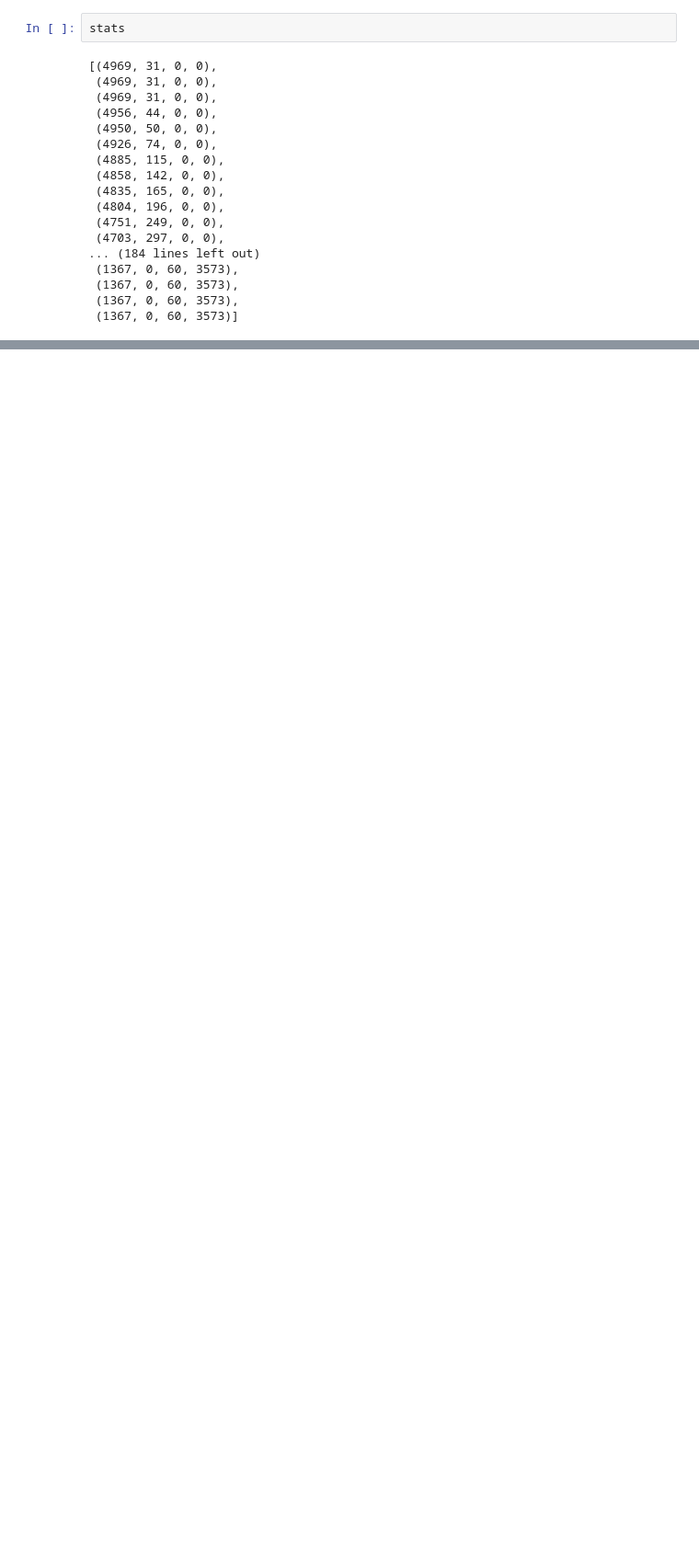
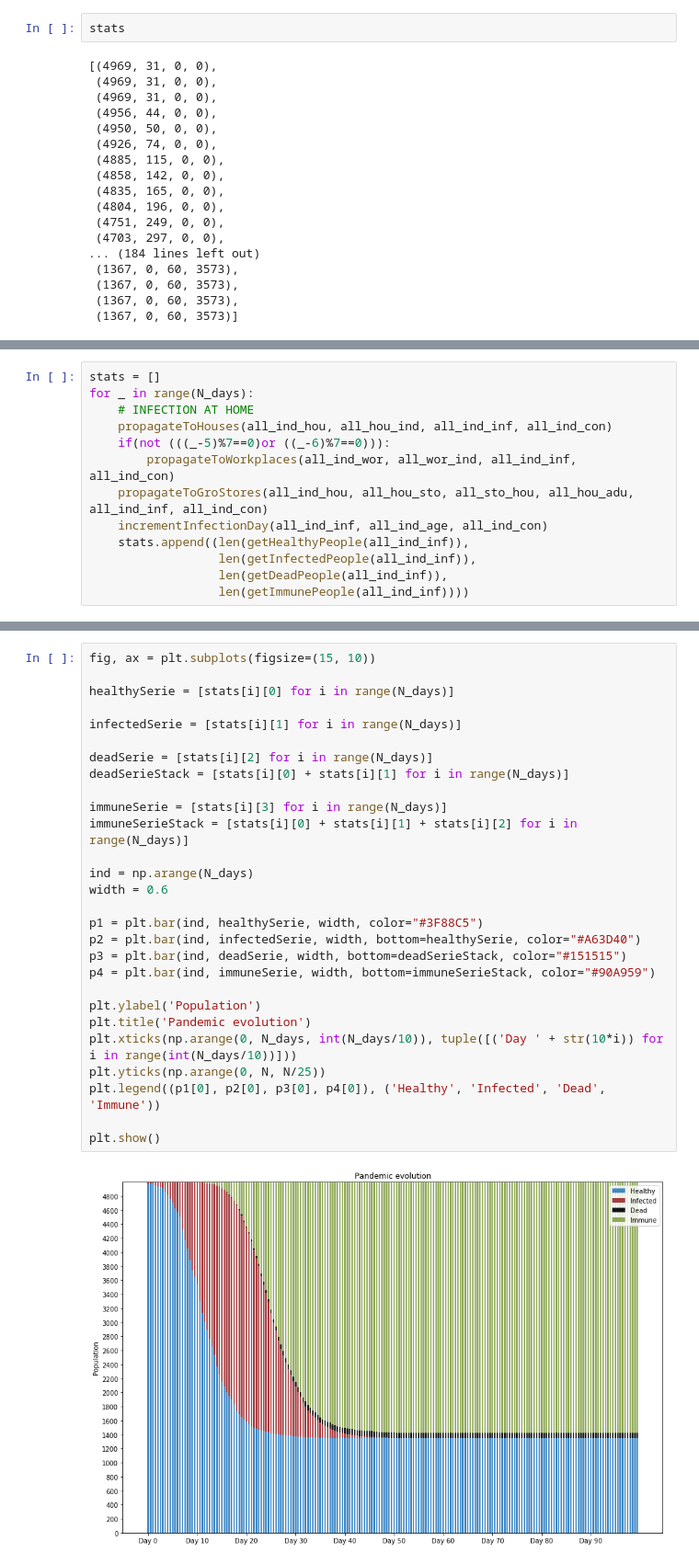
Before and after one commit to AshtonIzmev/covid-19-pandemic-simulation, a Jupyter notebook: notebook/covid_simulation.ipynb, the cells around one changed output, grey strips where cells are left out. Shown: that part at 92% size. Saved outputs shown, nothing was run; the diff lists cells and outputs as text; blank space fills up the shorter version.

Commit message:
remove week ends from workplace propagation model

```diff
--- a/notebook/covid_simulation.ipynb
+++ b/notebook/covid_simulation.ipynb
@@ -684,0 +687,13 @@ stats
+# %%
+stats = []
+for _ in range(N_days):
+    # INFECTION AT HOME
+    propagateToHouses(all_ind_hou, all_hou_ind, all_ind_inf, all_ind_con)
+    if(not (((_-5)%7==0)or ((_-6)%7==0))):
+        propagateToWorkplaces(all_ind_wor, all_wor_ind, all_ind_inf, all_ind_con)
+    propagateToGroStores(all_ind_hou, all_hou_sto, all_sto_hou, all_hou_adu, all_ind_inf, all_ind_con)
+    incrementInfectionDay(all_ind_inf, all_ind_age, all_ind_con)
+    stats.append((len(getHealthyPeople(all_ind_inf)),
+                  len(getInfectedPeople(all_ind_inf)),
+                  len(getDeadPeople(all_ind_inf)),
+                  len(getImmunePeople(all_ind_inf))))
@@ -684,0 +702,30 @@ stats
+# %%
+fig, ax = plt.subplots(figsize=(15, 10))
+
+healthySerie = [stats[i][0] for i in range(N_days)]
+
+infectedSerie = [stats[i][1] for i in range(N_days)]
+
+deadSerie = [stats[i][2] for i in range(N_days)]
+deadSerieStack = [stats[i][0] + stats[i][1] for i in range(N_days)]
+
+immuneSerie = [stats[i][3] for i in range(N_days)]
+immuneSerieStack = [stats[i][0] + stats[i][1] + stats[i][2] for i in range(N_days)]
+
+ind = np.arange(N_days)
+width = 0.6
+
+p1 = plt.bar(ind, healthySerie, width, color="#3F88C5")
+p2 = plt.bar(ind, infectedSerie, width, bottom=healthySerie, color="#A63D40")
+p3 = plt.bar(ind, deadSerie, width, bottom=deadSerieStack, color="#151515")
+p4 = plt.bar(ind, immuneSerie, width, bottom=immuneSerieStack, color="#90A959")
+
+plt.ylabel('Population')
+plt.title('Pandemic evolution')
+plt.xticks(np.arange(0, N_days, int(N_days/10)), tuple([('Day ' + str(10*i)) for i in range(int(N_days/10))]))
+plt.yticks(np.arange(0, N, N/25))
+plt.legend((p1[0], p2[0], p3[0], p4[0]), ('Healthy', 'Infected', 'Dead', 'Immune'))
+
+plt.show()
+# %% [output]
+[figure, added]
```
Also changed, not shown: parts of 9 cells of this notebook, 2 other files.
